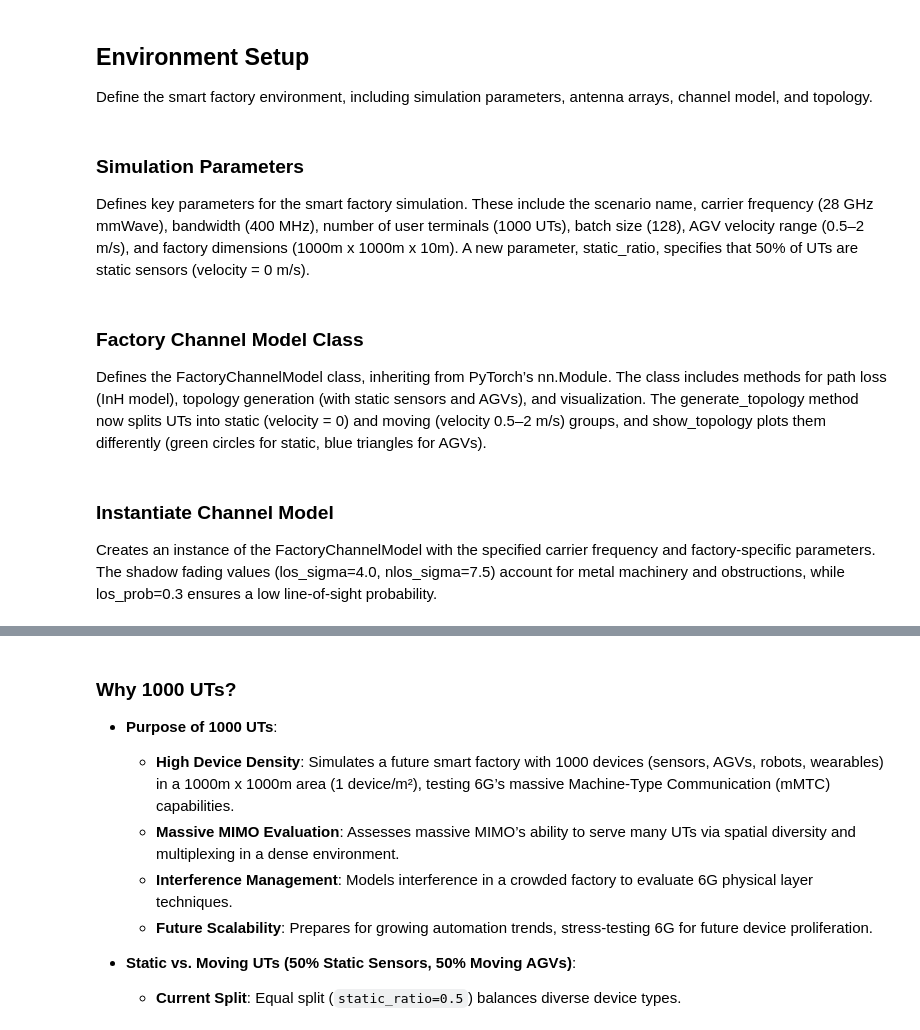
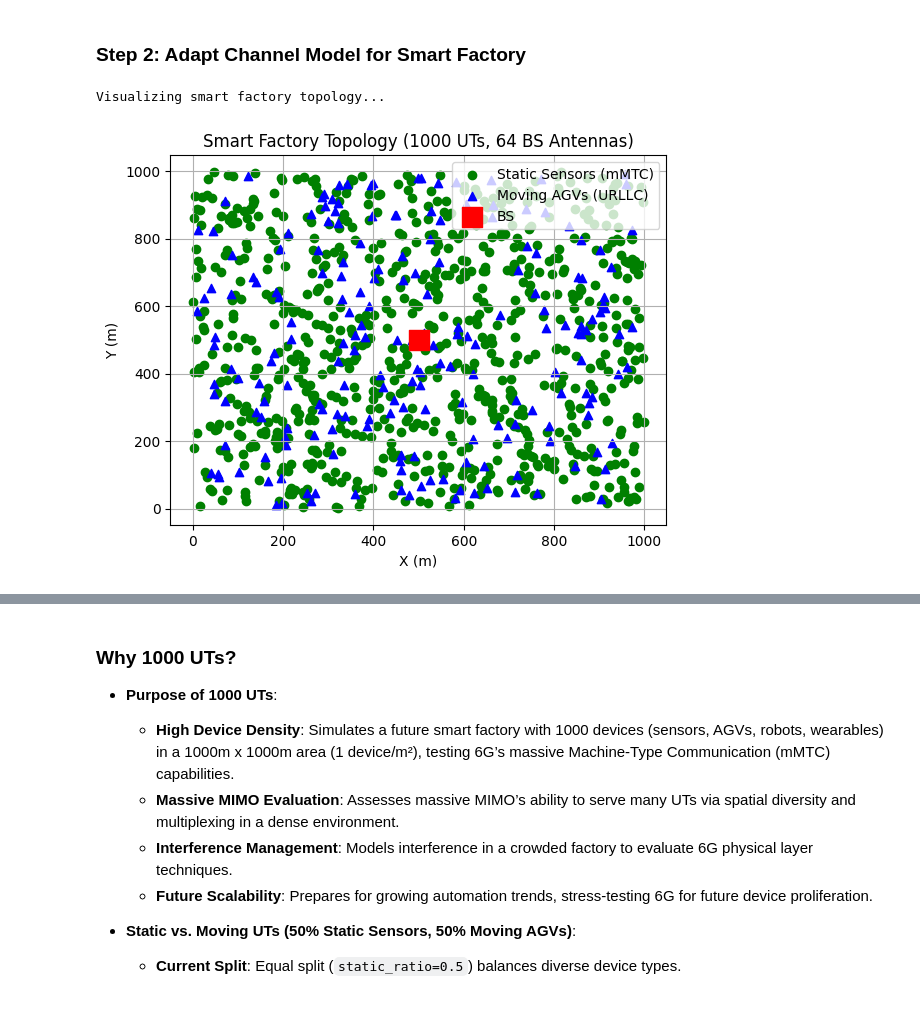
Before and after one commit to dr-yahya/Factory6G, a Jupyter notebook: main.ipynb, the cells around one changed output, grey strips where cells are left out. Saved outputs shown, nothing was run; the diff lists cells and outputs as text; code cells hidden in the pictures.

Commit message:
implement step 4

```diff
--- a/main.ipynb
+++ b/main.ipynb
@@ -64,6 +103,0 @@ tf.get_logger().setLevel('ERROR')
-# %% [markdown]
-## Environment Setup
-Define the smart factory environment, including simulation parameters, antenna arrays, channel model, and topology.
-# %% [markdown]
-### Simulation Parameters
-Defines key parameters for the smart factory simulation. These include the scenario name, carrier frequency (28 GHz mmWave), bandwidth (400 MHz), number of user terminals (1000 UTs), batch size (128), AGV velocity range (0.5–2 m/s), and factory dimensions (1000m x 1000m x 10m). A new parameter, static_ratio, specifies that 50% of UTs are static sensors (velocity = 0 m/s).
@@ -87,46 +104,68 @@ num_rf_chains = 8  # RF chains for hybrid beamforming
-# %% [markdown]
-### Factory Channel Model Class
-Defines the FactoryChannelModel class, inheriting from PyTorch’s nn.Module. The class includes methods for path loss (InH model), topology generation (with static sensors and AGVs), and visualization. The generate_topology method now splits UTs into static (velocity = 0) and moving (velocity 0.5–2 m/s) groups, and show_topology plots them differently (green circles for static, blue triangles for AGVs).
+# %% [markdown]
+### Step 2: Adapt Channel Model for Smart Factory
 # %%
+# Factory Channel Model
 class FactoryChannelModel(nn.Module):
     def __init__(self, carrier_frequency, los_sigma=4.0, nlos_sigma=7.5, los_prob=0.3):
         super(FactoryChannelModel, self).__init__()
         self.fc = carrier_frequency
         self.los_sigma = los_sigma
         self.nlos_sigma = nlos_sigma
         self.los_prob = los_prob
         self.wavelength = c / carrier_frequency
 
     def path_loss(self, distance, los=True):
-        # 3GPP InH path loss model (simplified)
         pl0 = 32.4 + 17.3 * torch.log10(distance + 1e-6) + 20 * torch.log10(self.fc / 1e9)
         sf = torch.normal(0.0, self.los_sigma if los else self.nlos_sigma, distance.shape)
         return pl0 + sf
 
     def generate_topology(self, batch_size, num_ut, area_size, min_vel, max_vel, static_ratio):
-        # Random UT positions in 100m x 100m x 10m
         ut_pos = torch.rand(batch_size, num_ut, 3) * torch.tensor(area_size)
-        # BS at center of factory floor, 5m height
         bs_pos = torch.tensor([area_size[0]/2, area_size[1]/2, 5.0]).repeat(batch_size, 1)
-        # Split UTs into static sensors and moving AGVs
         num_static = int(num_ut * static_ratio)
         velocities = torch.zeros(batch_size, num_ut)
         velocities[:, num_static:] = torch.rand(batch_size, num_ut - num_static) * (max_vel - min_vel) + min_vel
-        # Random orientations
         ut_orient = torch.rand(batch_size, num_ut, 3) * 2 * np.pi
         bs_orient = torch.zeros(batch_size, 3)
-        # LoS/NLoS state
         los_state = torch.rand(batch_size, num_ut) < self.los_prob
-        return ut_pos, bs_pos, ut_orient, bs_orient, velocities, los_state
+        device_type = torch.zeros(batch_size, num_ut, dtype=torch.int32)  # 0=mMTC, 1=URLLC
+        device_type[:, num_static:] = 1
+        return ut_pos, bs_pos, ut_orient, bs_orient, velocities, los_state, device_type
 
     def show_topology(self, ut_pos, bs_pos, velocities):
-        # Separate static sensors (velocity = 0) and moving AGVs
         static_mask = velocities[0] == 0
         moving_mask = velocities[0] > 0
-        plt.scatter(ut_pos[0, static_mask, 0], ut_pos[0, static_mask, 1], c='green', marker='o', label='Static Sensors')
-        plt.scatter(ut_pos[0, moving_mask, 0], ut_pos[0, moving_mask, 1], c='blue', marker='^', label='Moving AGVs')
+        plt.scatter(ut_pos[0, static_mask, 0], ut_pos[0, static_mask, 1], c='green', marker='o', label='Static Sensors (mMTC)')
+        plt.scatter(ut_pos[0, moving_mask, 0], ut_pos[0, moving_mask, 1], c='blue', marker='^', label='Moving AGVs (URLLC)')
         plt.scatter(bs_pos[0, 0], bs_pos[0, 1], c='red', marker='s', s=200, label='BS')
         plt.legend()
+
+# Instantiate channel model
+channel_model = FactoryChannelModel(
+    carrier_frequency=carrier_frequency,
+    los_sigma=4.0,
+    nlos_sigma=7.5,
+    los_prob=0.3
+)
+
+# Generate topology
+ut_pos, bs_pos, ut_orient, bs_orient, velocities, los_state, device_type = channel_model.generate_topology(
+    batch_size=batch_size,
+    num_ut=num_ut,
+    area_size=area_size,
+    min_vel=ut_velocity_min,
+    max_vel=ut_velocity_max,
+    static_ratio=static_ratio
+)
+
+# Visualize topology
+print("Visualizing smart factory topology...")
+channel_model.show_topology(ut_pos, bs_pos, velocities)
+plt.title(f"Smart Factory Topology ({num_ut} UTs, {bs_num_ant} BS Antennas)")
+plt.xlabel("X (m)")
+plt.ylabel("Y (m)")
+plt.grid(True)
+plt.show()
+# %% [output]
+Visualizing smart factory topology...
+[figure, added]
-# %% [markdown]
-### Instantiate Channel Model
-Creates an instance of the FactoryChannelModel with the specified carrier frequency and factory-specific parameters. The shadow fading values (los_sigma=4.0, nlos_sigma=7.5) account for metal machinery and obstructions, while los_prob=0.3 ensures a low line-of-sight probability.
```
Also changed, not shown: parts of 16 cells of this notebook.
